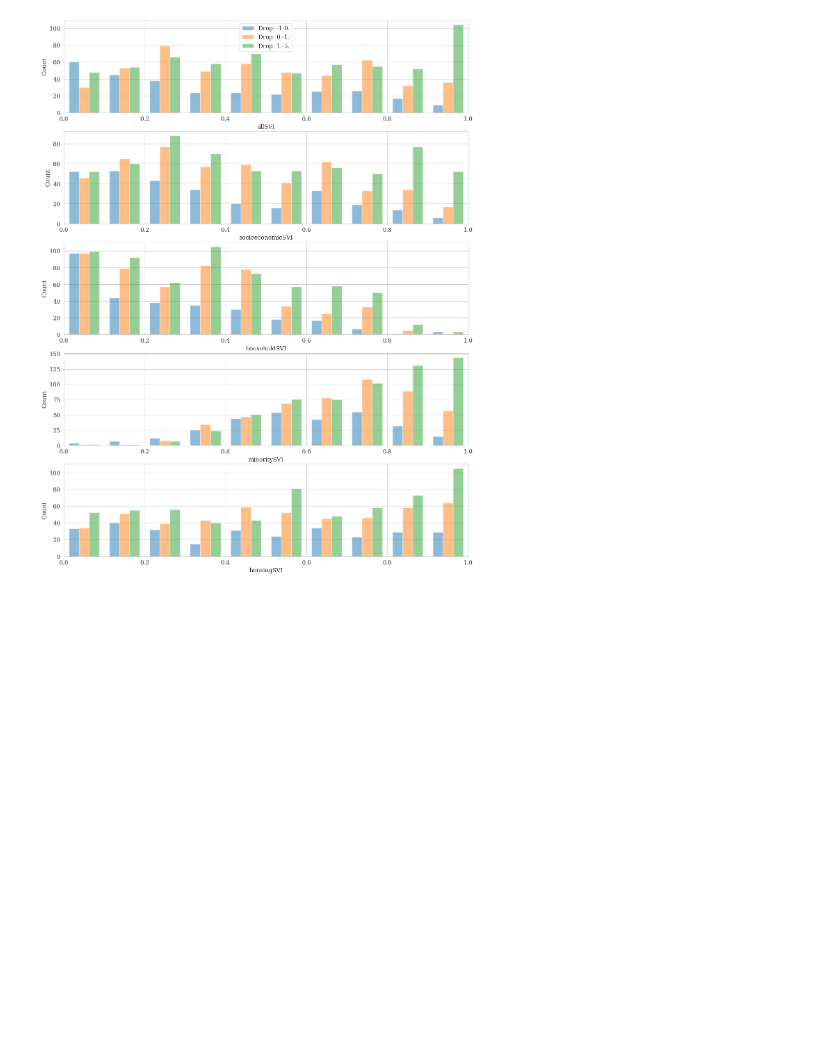
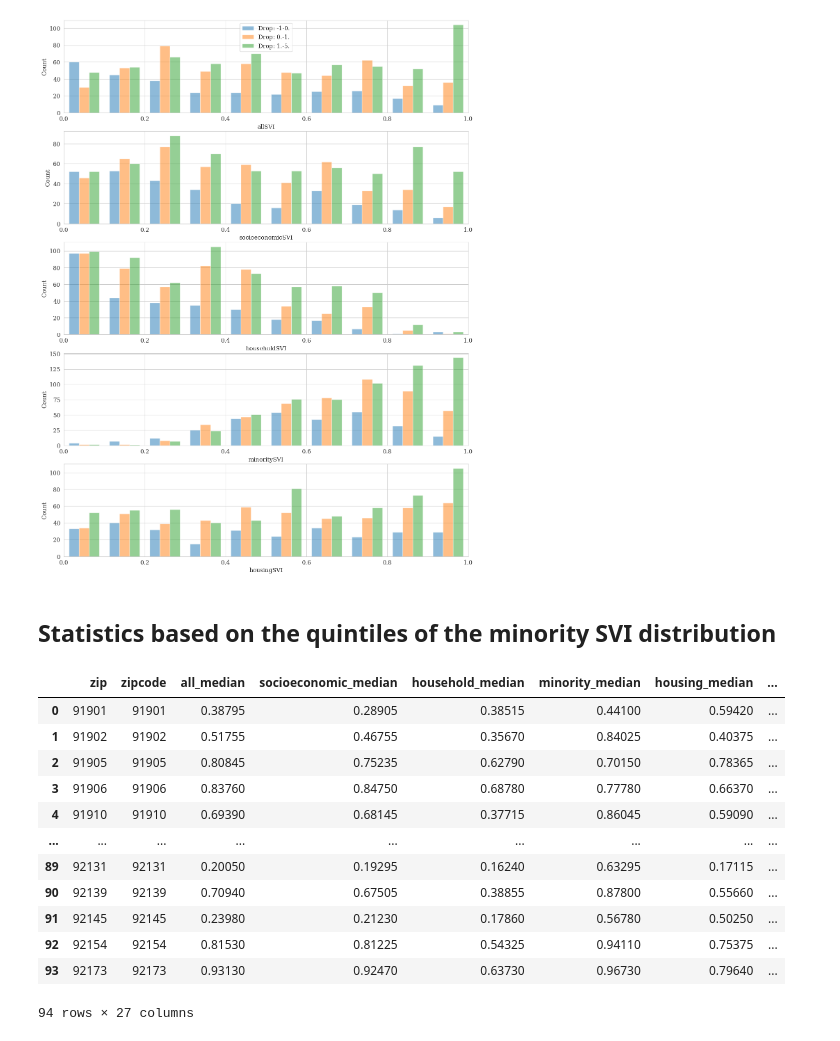
Before and after one commit to tbeucler/2023_SD_REP, a Jupyter notebook: Figures_Tables.ipynb, the cells around one changed output. Cells and saved outputs as stored; diff of their text form; code cells hidden in the pictures; blank space fills up the shorter version.

```diff
--- a/Figures_Tables.ipynb
+++ b/Figures_Tables.ipynb
@@ -643,3 +687,21 @@ svi_distributions(dic = svi_zip_diff, svi = svi, key_interest = 'drop_in_patient
                   plot_option = 'bar');
 # %% [output]
 [figure]
+# %% [markdown]
+## Statistics based on the quintiles of the minority SVI distribution
+# %%
+svi_zip_diff
+# %% [output]
+|  | zip | zipcode | all_median | socioeconomic_median | household_median | minority_median | housing_median | ... |
+| 0 | 91901 | 91901 | 0.38795 | 0.28905 | 0.38515 | 0.44100 | 0.59420 | ... |
+| 1 | 91902 | 91902 | 0.51755 | 0.46755 | 0.35670 | 0.84025 | 0.40375 | ... |
+| 2 | 91905 | 91905 | 0.80845 | 0.75235 | 0.62790 | 0.70150 | 0.78365 | ... |
+| 3 | 91906 | 91906 | 0.83760 | 0.84750 | 0.68780 | 0.77780 | 0.66370 | ... |
+| 4 | 91910 | 91910 | 0.69390 | 0.68145 | 0.37715 | 0.86045 | 0.59090 | ... |
+| ... | ... | ... | ... | ... | ... | ... | ... | ... |
+| 89 | 92131 | 92131 | 0.20050 | 0.19295 | 0.16240 | 0.63295 | 0.17115 | ... |
+| 90 | 92139 | 92139 | 0.70940 | 0.67505 | 0.38855 | 0.87800 | 0.55660 | ... |
+| 91 | 92145 | 92145 | 0.23980 | 0.21230 | 0.17860 | 0.56780 | 0.50250 | ... |
+| 92 | 92154 | 92154 | 0.81530 | 0.81225 | 0.54325 | 0.94110 | 0.75375 | ... |
+| 93 | 92173 | 92173 | 0.93130 | 0.92470 | 0.63730 | 0.96730 | 0.79640 | ... |
+94 rows × 27 columns
```
Also changed, not shown: parts of 9 cells of this notebook.
